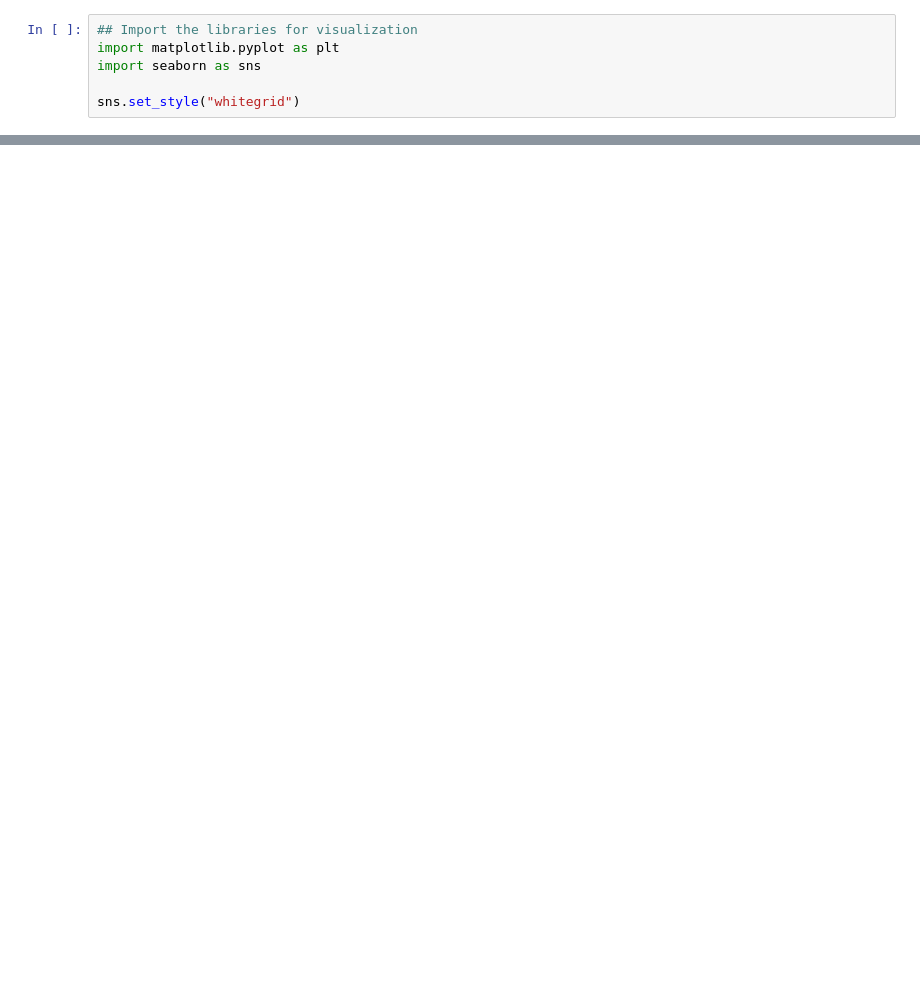
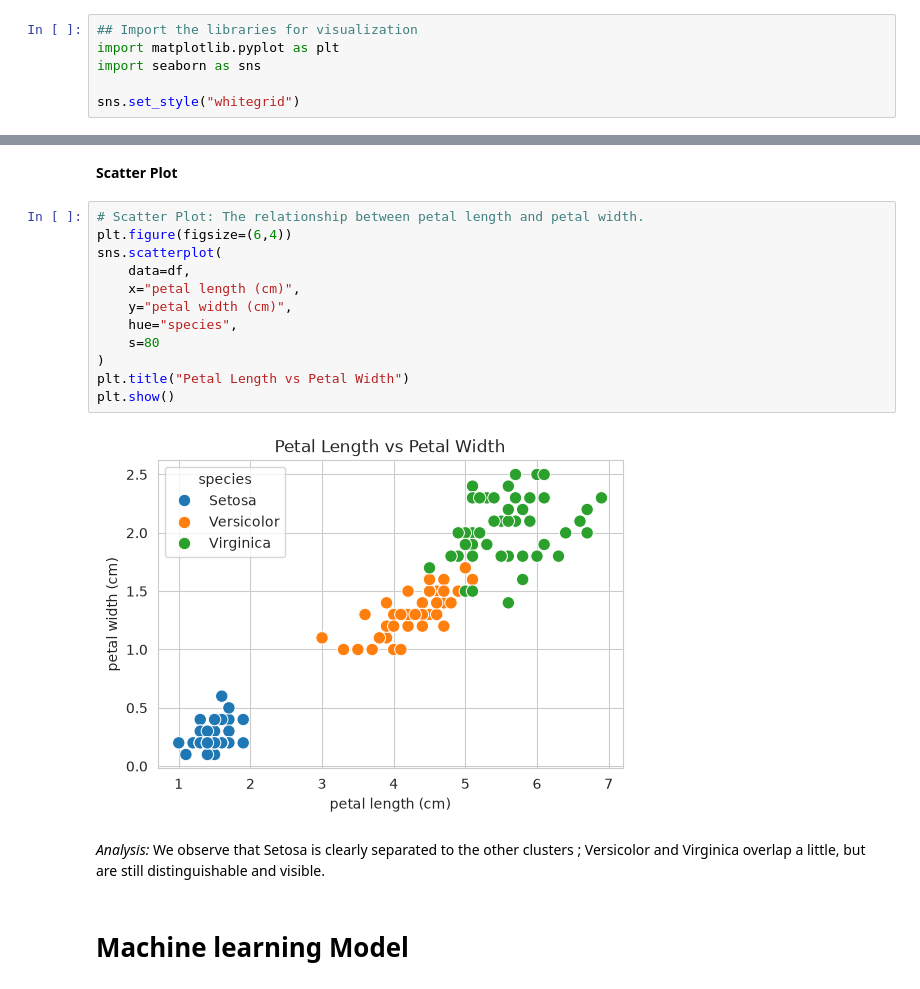
Before and after one commit to EdouTiti/CodeAlpha_Iris_Classification, a Jupyter notebook: Iris_Classification.ipynb, the cells around one changed output, grey strips where cells are left out. Saved outputs shown, nothing was run; the diff lists cells and outputs as text; blank space fills up the shorter version.

```diff
--- a/Iris_Classification.ipynb
+++ b/Iris_Classification.ipynb
@@ -164,3 +167,23 @@ plt.ylabel("Count")
 plt.show()
 # %% [output]
 [figure]
+# %% [markdown]
+**Scatter Plot**
+# %%
+# Scatter Plot: The relationship between petal length and petal width.
+plt.figure(figsize=(6,4))
+sns.scatterplot(
+    data=df,
+    x="petal length (cm)",
+    y="petal width (cm)",
+    hue="species",
+    s=80
+)
+plt.title("Petal Length vs Petal Width")
+plt.show()
+# %% [output]
+[figure, added]
+# %% [markdown]
+*Analysis:* We observe that Setosa is clearly separated to the other clusters ; Versicolor and Virginica overlap a little, but are still distinguishable and visible.
+# %% [markdown]
+# Machine learning Model
```
Also changed, not shown: parts of 31 cells of this notebook, 2 other files.
